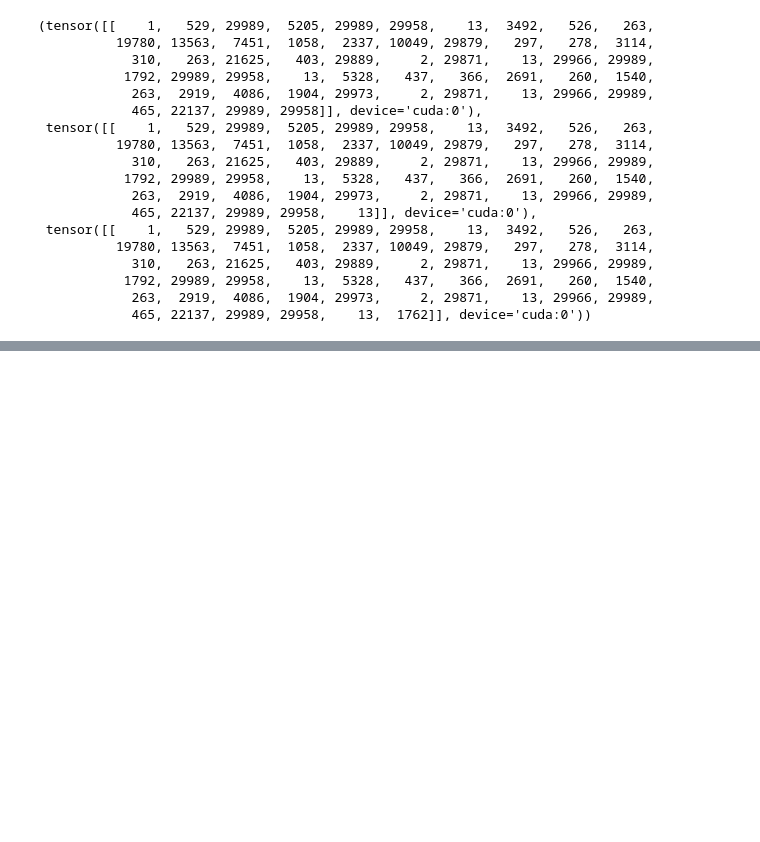
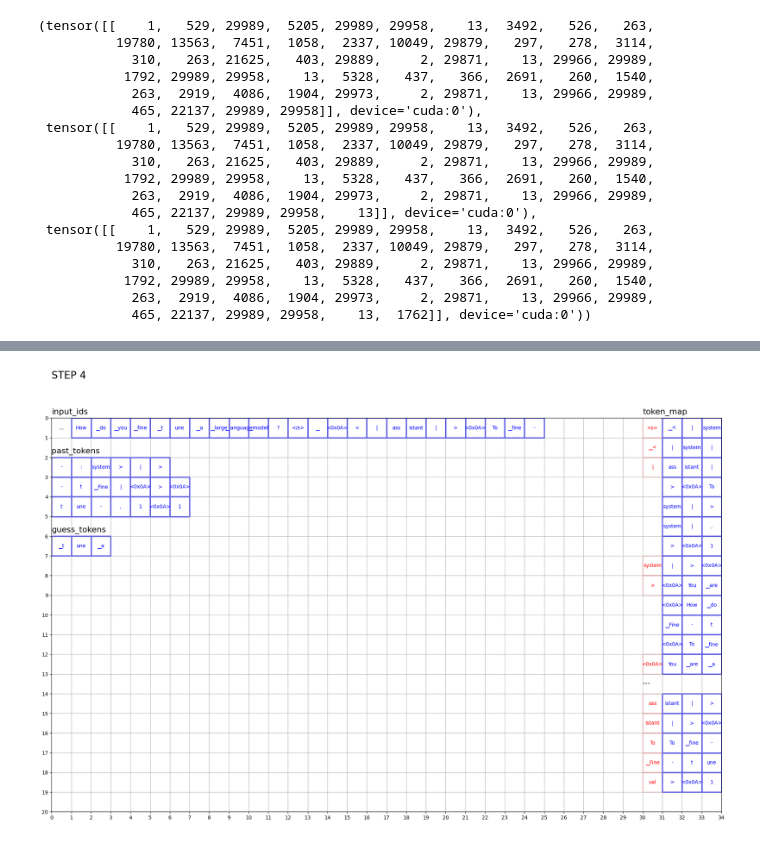
Before and after one commit to k-l-lambda/LookaheadDecoding, a Jupyter notebook: visualization.ipynb, the cells around one changed output, grey strips where cells are left out. Drawn from its saved outputs; the diff is of its cells as text; code cells hidden in the pictures; blank space fills up the shorter version.

```diff
--- a/visualization.ipynb
+++ b/visualization.ipynb
@@ -184,0 +263,5 @@ data0['input_ids'], data1['input_ids'], data2['input_ids']
+# %%
+data4 = pickle.load(open('./tests/decoding_4.pkl', 'rb'))
+plot_frame(data4, 4)
+# %% [output]
+[figure, added]
```
Also changed, not shown: parts of 3 cells of this notebook, 3 other files.
